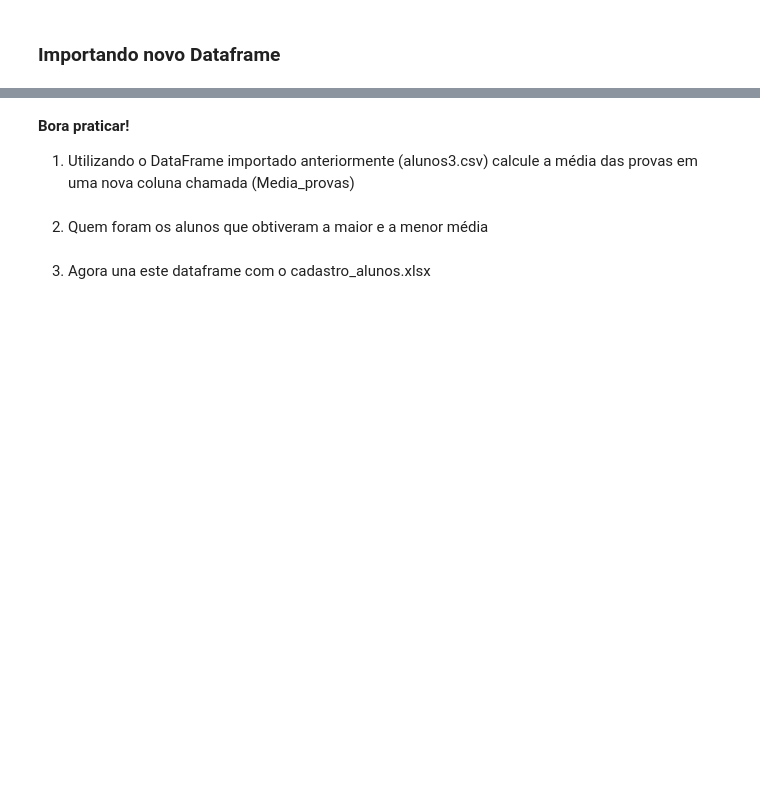
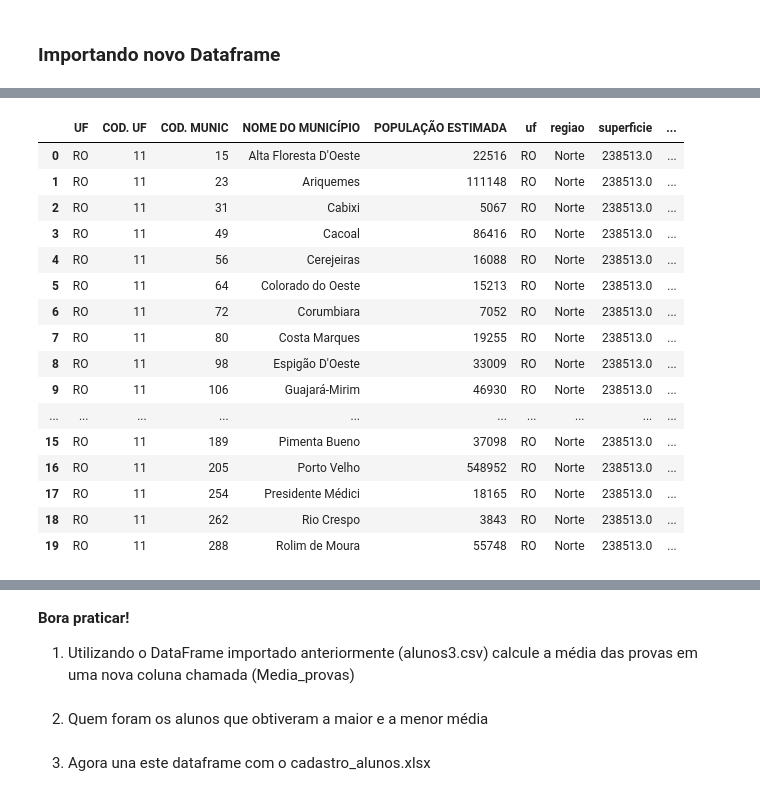
Before and after one commit to brunoissamo/tecnicas-programacao-i-suzano, a Jupyter notebook: aula04-pandas(Bruno).ipynb, the cells around one changed output, grey strips where cells are left out. Drawn from its saved outputs; the diff is of its cells as text; code cells hidden in the pictures; blank space fills up the shorter version.

```diff
--- a/aula04-pandas(Bruno).ipynb
+++ b/aula04-pandas(Bruno).ipynb
@@ -568,0 +842,11 @@ df['total dois'] = df['pop_urbana'] + df['pop_rural']
+# %%
+ponto_cardeal = {
+    'Nordeste': 'NE',
+    'Centro-Oeste': 'CO',
+    'Sul': 'S',
+    'Sudeste': 'SE'
+}
+
+# podemos fazer transformações com dicionários
+df['regiao_pc'] = df['regiao'].map(ponto_cardeal)
+df.head()
@@ -568,0 +861,11 @@ df['total dois'] = df['pop_urbana'] + df['pop_rural']
+# %%
+def soma_quadrados(row):
+
+  soma = (row['pop_urbana']**2 + row['pop_rural']**2) / (row['total'] ** 2)
+
+  return soma
+# %%
+# usando o apply em múltiplas colunas
+df['indicador2'] = df.apply(soma_quadrados, axis=1)
+
+df.head()
@@ -578,0 +907,4 @@ Para fazer isso, utilizamos o método **.merge()**, cujos modos de cruzamento s
+# %%
+# retirar o uf dos índices
+df = df.reset_index()
+df.head()
@@ -579,5 +918,22 @@ Para fazer isso, utilizamos o método **.merge()**, cujos modos de cruzamento s
 # %%
-# Nós também podemos juntar tabelas diferentes, usando o método "merge"
 df_reg = df_muni.merge(df, left_on=['UF'], right_on=['uf'], how='left')
-df_reg
+df_reg.head(20)
+# %% [output]
+|  | UF | COD. UF | COD. MUNIC | NOME DO MUNICÍPIO | POPULAÇÃO ESTIMADA | uf | regiao | superficie | ... |
+| 0 | RO | 11 | 15 | Alta Floresta D'Oeste | 22516 | RO | Norte | 238513.0 | ... |
+| 1 | RO | 11 | 23 | Ariquemes | 111148 | RO | Norte | 238513.0 | ... |
+| 2 | RO | 11 | 31 | Cabixi | 5067 | RO | Norte | 238513.0 | ... |
+| 3 | RO | 11 | 49 | Cacoal | 86416 | RO | Norte | 238513.0 | ... |
+| 4 | RO | 11 | 56 | Cerejeiras | 16088 | RO | Norte | 238513.0 | ... |
+| 5 | RO | 11 | 64 | Colorado do Oeste | 15213 | RO | Norte | 238513.0 | ... |
+| 6 | RO | 11 | 72 | Corumbiara | 7052 | RO | Norte | 238513.0 | ... |
+| 7 | RO | 11 | 80 | Costa Marques | 19255 | RO | Norte | 238513.0 | ... |
+| 8 | RO | 11 | 98 | Espigão D'Oeste | 33009 | RO | Norte | 238513.0 | ... |
+| 9 | RO | 11 | 106 | Guajará-Mirim | 46930 | RO | Norte | 238513.0 | ... |
+| ... | ... | ... | ... | ... | ... | ... | ... | ... | ... |
+| 15 | RO | 11 | 189 | Pimenta Bueno | 37098 | RO | Norte | 238513.0 | ... |
+| 16 | RO | 11 | 205 | Porto Velho | 548952 | RO | Norte | 238513.0 | ... |
+| 17 | RO | 11 | 254 | Presidente Médici | 18165 | RO | Norte | 238513.0 | ... |
+| 18 | RO | 11 | 262 | Rio Crespo | 3843 | RO | Norte | 238513.0 | ... |
+| 19 | RO | 11 | 288 | Rolim de Moura | 55748 | RO | Norte | 238513.0 | ... |
 # %%
```
Also changed, not shown: parts of 70 cells of this notebook.
